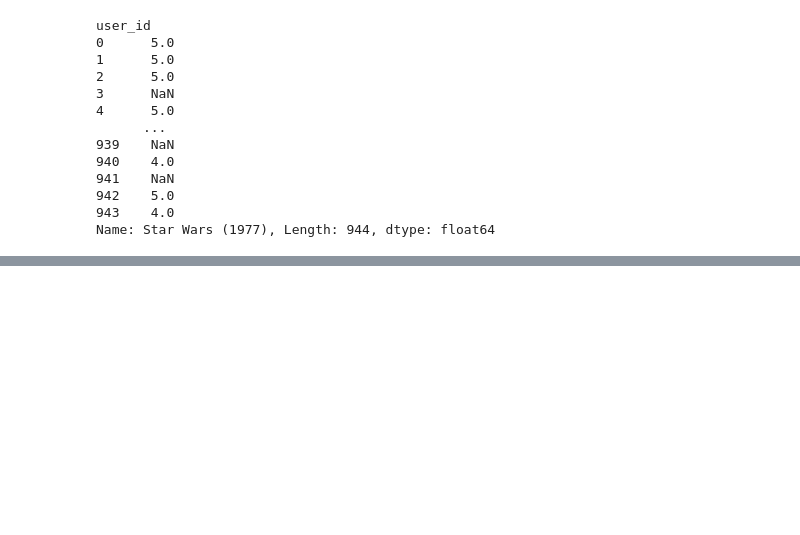
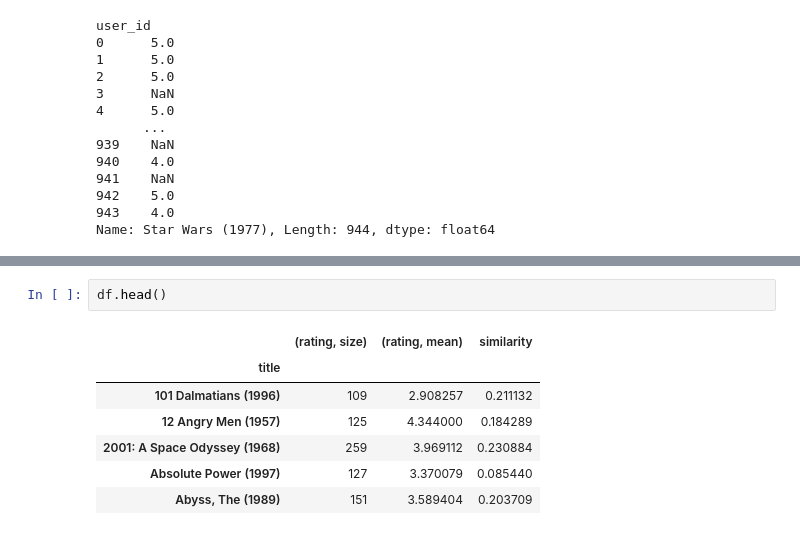
Before and after one commit to lucianawaka/udemy_machine_learning, a Jupyter notebook: 5-Recommender Systems/Item Filtering for movies similarities.ipynb, the cells around one changed output, grey strips where cells are left out. Drawn from its saved outputs; the diff is of its cells as text; blank space fills up the shorter version.

```diff
--- a/5-Recommender Systems/Item Filtering for movies similarities.ipynb
+++ b/5-Recommender Systems/Item Filtering for movies similarities.ipynb
@@ -129,0 +190,10 @@ plt.scatter(x= starWarsRatings, y=starWarsRatings.values)
+# %%
+df.head()
+# %% [output]
+|  | (rating, size) | (rating, mean) | similarity |
+| title |  |  |  |
+| 101 Dalmatians (1996) | 109 | 2.908257 | 0.211132 |
+| 12 Angry Men (1957) | 125 | 4.344000 | 0.184289 |
+| 2001: A Space Odyssey (1968) | 259 | 3.969112 | 0.230884 |
+| Absolute Power (1997) | 127 | 3.370079 | 0.085440 |
+| Abyss, The (1989) | 151 | 3.589404 | 0.203709 |
```
Also changed, not shown: parts of 14 cells of this notebook.
